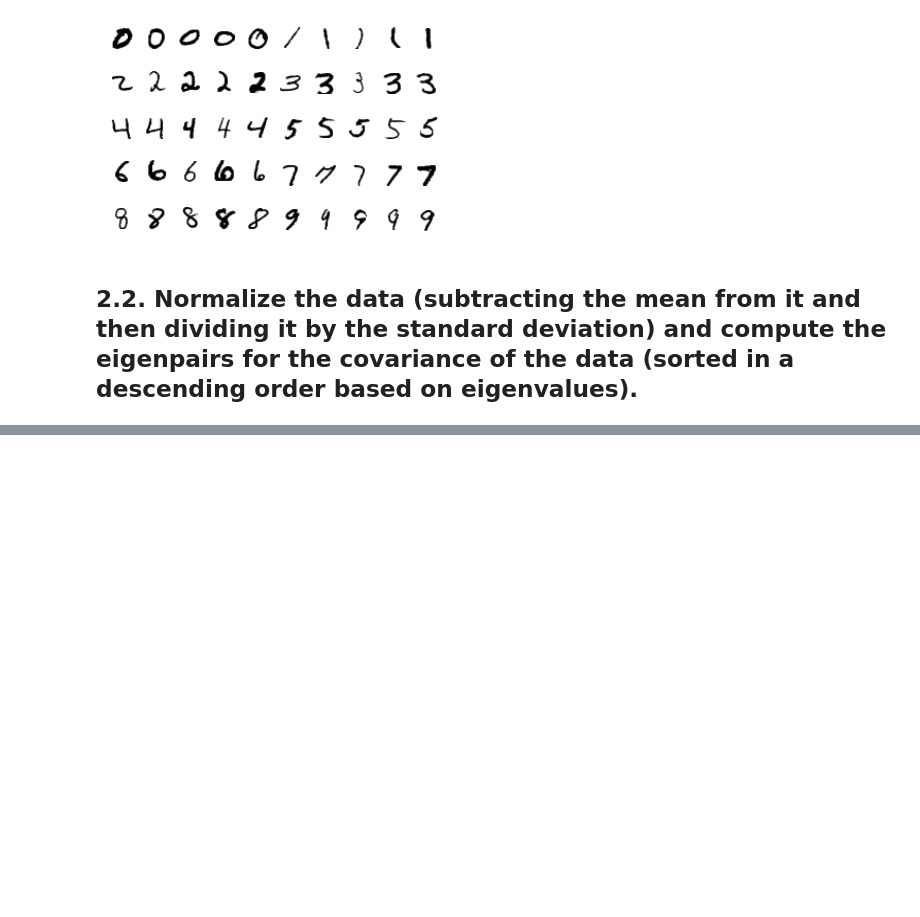
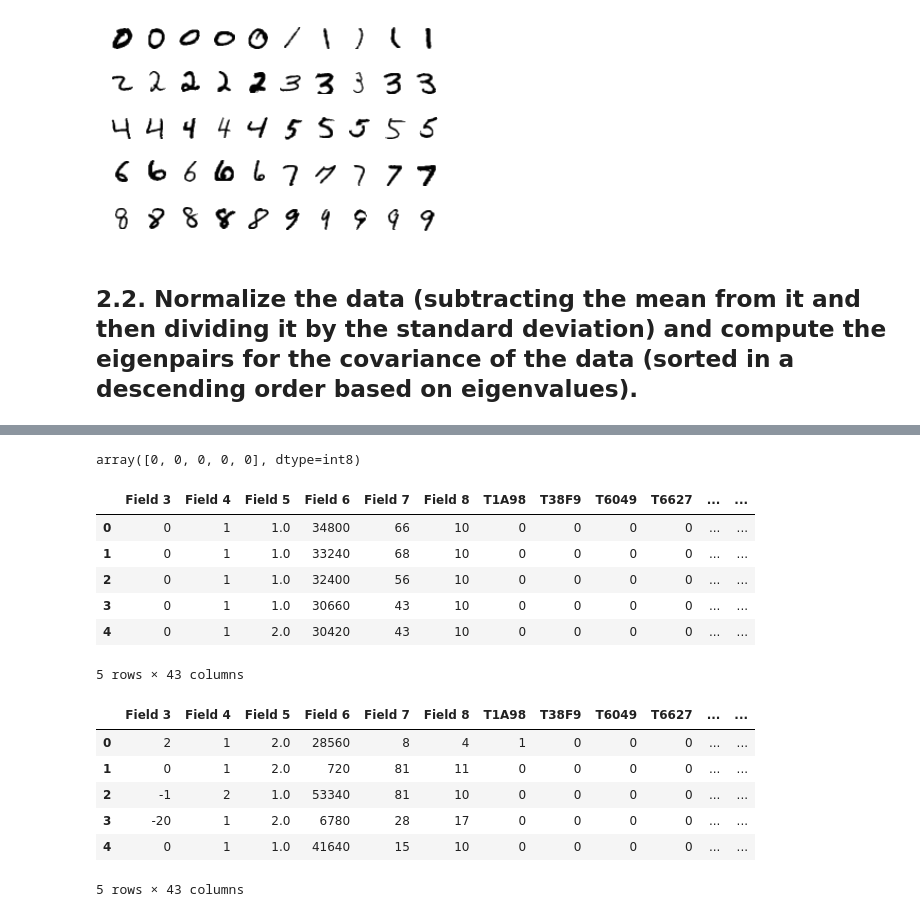
Before and after one commit to theabc50111/nccu_cs_hw, a Jupyter notebook: DeepLearning_HW/hw2/110753201_hw2_資科碩一曹昱維.ipynb, the cells around one changed output, grey strips where cells are left out. Cells and saved outputs as stored; diff of their text form; code cells hidden in the pictures; blank space fills up the shorter version.

```diff
--- a/DeepLearning_HW/hw2/110753201_hw2_資科碩一曹昱維.ipynb
+++ b/DeepLearning_HW/hw2/110753201_hw2_資科碩一曹昱維.ipynb
@@ -160,0 +186,14 @@ array([[0.        , 0.        , 0.        , 0.        , 0.        ,
+# %%
+import pandas as pd
+ori_train = pd.read_csv('PBP_train.csv', parse_dates=['Field 6'], infer_datetime_format=True)
+ori_test = pd.read_csv('PBP_test.csv', parse_dates=['Field 6'], infer_datetime_format=True)
+x_train = ori_train.drop('Name', axis=1)
+y_train = ori_train['Name']
+x_test = ori_test.drop('Name', axis=1)
+y_test = ori_test['Name']
+print(x_train.dtypes)
+print(x_train.describe())
+display(x_train.head())
+display(y_train.unique())
+display(x_test.head())
+display(y_test.head())
@@ -160,0 +238,31 @@ array([[0.        , 0.        , 0.        , 0.        , 0.        ,
+# %%
+# print(x_train['Field 1'].unique(), x_train['Field 1'].nunique(), x_train['Field 2'].unique(), x_train['Field 2'].nunique())
+pre_data = pd.concat([x_train,x_test])
+pre_data_f1 = pd.get_dummies(pre_data['Field 1'])
+pre_data_f2 = pd.get_dummies(pre_data['Field 2'])
+pre_data_f6 = pre_data['Field 6'].dt.hour*3600 + pre_data['Field 6'].dt.minute*60 + pre_data['Field 6'].dt.second
+pre_data = pre_data.drop(['Field 1', 'Field 2'], axis=1)
+pre_data['Field 6'] = pre_data_f6
+pre_data = pd.concat([pre_data, pre_data_f1, pre_data_f2],axis=1)
+x_train = pre_data[:-20]
+x_test = pre_data[-20:]
+y_train = pd.Categorical(y_train).codes
+display(y_train[:5])
+display(x_train.head())
+display(x_test.head())
+# %% [output]
+array([0, 0, 0, 0, 0], dtype=int8)
+|  | Field 3 | Field 4 | Field 5 | Field 6 | Field 7 | Field 8 | T1A98 | T38F9 | T6049 | T6627 | ... | ... |
+| 0 | 0 | 1 | 1.0 | 34800 | 66 | 10 | 0 | 0 | 0 | 0 | ... | ... |
+| 1 | 0 | 1 | 1.0 | 33240 | 68 | 10 | 0 | 0 | 0 | 0 | ... | ... |
+| 2 | 0 | 1 | 1.0 | 32400 | 56 | 10 | 0 | 0 | 0 | 0 | ... | ... |
+| 3 | 0 | 1 | 1.0 | 30660 | 43 | 10 | 0 | 0 | 0 | 0 | ... | ... |
+| 4 | 0 | 1 | 2.0 | 30420 | 43 | 10 | 0 | 0 | 0 | 0 | ... | ... |
+5 rows × 43 columns
+|  | Field 3 | Field 4 | Field 5 | Field 6 | Field 7 | Field 8 | T1A98 | T38F9 | T6049 | T6627 | ... | ... |
+| 0 | 2 | 1 | 2.0 | 28560 | 8 | 4 | 1 | 0 | 0 | 0 | ... | ... |
+| 1 | 0 | 1 | 2.0 | 720 | 81 | 11 | 0 | 0 | 0 | 0 | ... | ... |
+| 2 | -1 | 2 | 1.0 | 53340 | 81 | 10 | 0 | 0 | 0 | 0 | ... | ... |
+| 3 | -20 | 1 | 2.0 | 6780 | 28 | 17 | 0 | 0 | 0 | 0 | ... | ... |
+| 4 | 0 | 1 | 1.0 | 41640 | 15 | 10 | 0 | 0 | 0 | 0 | ... | ... |
+5 rows × 43 columns
```
Also changed, not shown: parts of 19 cells of this notebook.
